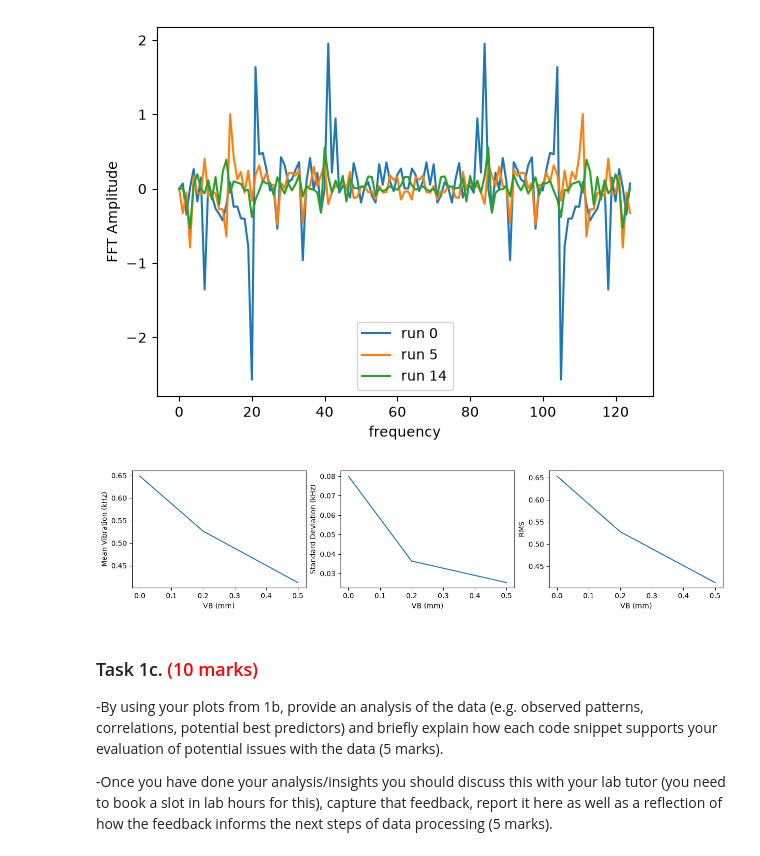
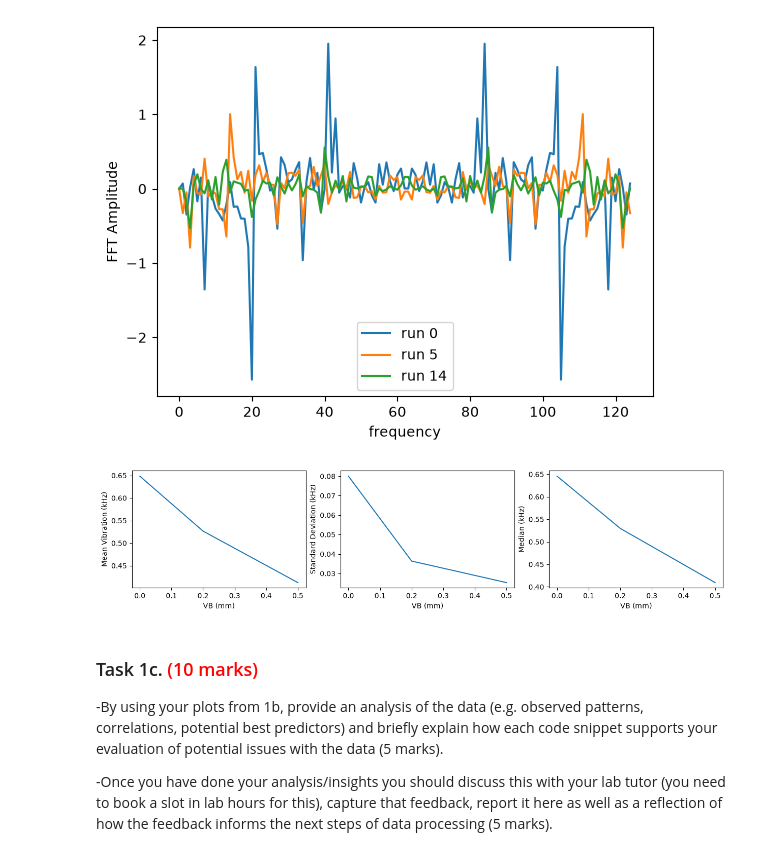
Before and after one commit to samgriff29/20457187CourseworkRepo, a Jupyter notebook: 202627_MMME4125_cw_egysg10_V2.ipynb, the cells around one changed output. Cells and saved outputs as stored; diff of their text form; code cells hidden in the pictures.

```diff
--- a/202627_MMME4125_cw_egysg10_V2.ipynb
+++ b/202627_MMME4125_cw_egysg10_V2.ipynb
@@ -450,34 +461,46 @@ plt.figure(figsize=(15, 3))
 plt.subplot(1,3,1)
 plt.plot(x_VB,y_mean)
 plt.xlabel('VB (mm)')
 plt.ylabel('Mean Vibration (kHz)')
 
 # Standard deviation
 vib_spindle_std_1=np.std(vib_spindle_section_1)
 vib_spindle_std_2=np.std(vib_spindle_section_2)
 vib_spindle_std_3=np.std(vib_spindle_section_3)
 
 y_std=[vib_spindle_std_1, vib_spindle_std_2, vib_spindle_std_3]
 
 plt.subplot(1,3,2)
 plt.plot(x_VB,y_std)
 plt.xlabel('VB (mm)')
 plt.ylabel('Standard Deviation (kHz)')
 
+"""
 # RMS
+# CHECK IF I CAN TAKE RMS OF VIBRATION AS IT HAS ALREADY BEEN PROCESSED!!!!!!!!!!!!!!!!!!!!!!!!!!!!!!!!!!!!!!11
 rms_1=np.sqrt(np.mean(vib_spindle_section_1**2))
 rms_2=np.sqrt(np.mean(vib_spindle_section_2**2))
 rms_3=np.sqrt(np.mean(vib_spindle_section_3**2))
 
 y_rms=[rms_1, rms_2, rms_3]
 
 plt.subplot(1,3,3)
 plt.plot(x_VB,y_rms)
 plt.xlabel('VB (mm)')
 plt.ylabel('RMS')
 plt.show()
+"""
+plt.subplot(1,3,3)
+vib_spindle_mdn_1=np.median(vib_spindle_section_1)
+vib_spindle_mdn_2=np.median(vib_spindle_section_2)
+vib_spindle_mdn_3=np.median(vib_spindle_section_3)
+y_mdn=[vib_spindle_mdn_1, vib_spindle_mdn_2, vib_spindle_mdn_3]
+plt.plot(x_VB,y_mdn)
+plt.xlabel('VB (mm)')
+plt.ylabel('Median (kHz)')
+plt.show()
 # %% [output]
-[figure, old version]
+[figure, new version]
 # %% [markdown]
 ### Task 1c. <span style="color:red">(10 marks)</span>
 
```
Also changed, not shown: parts of 12 cells of this notebook.
